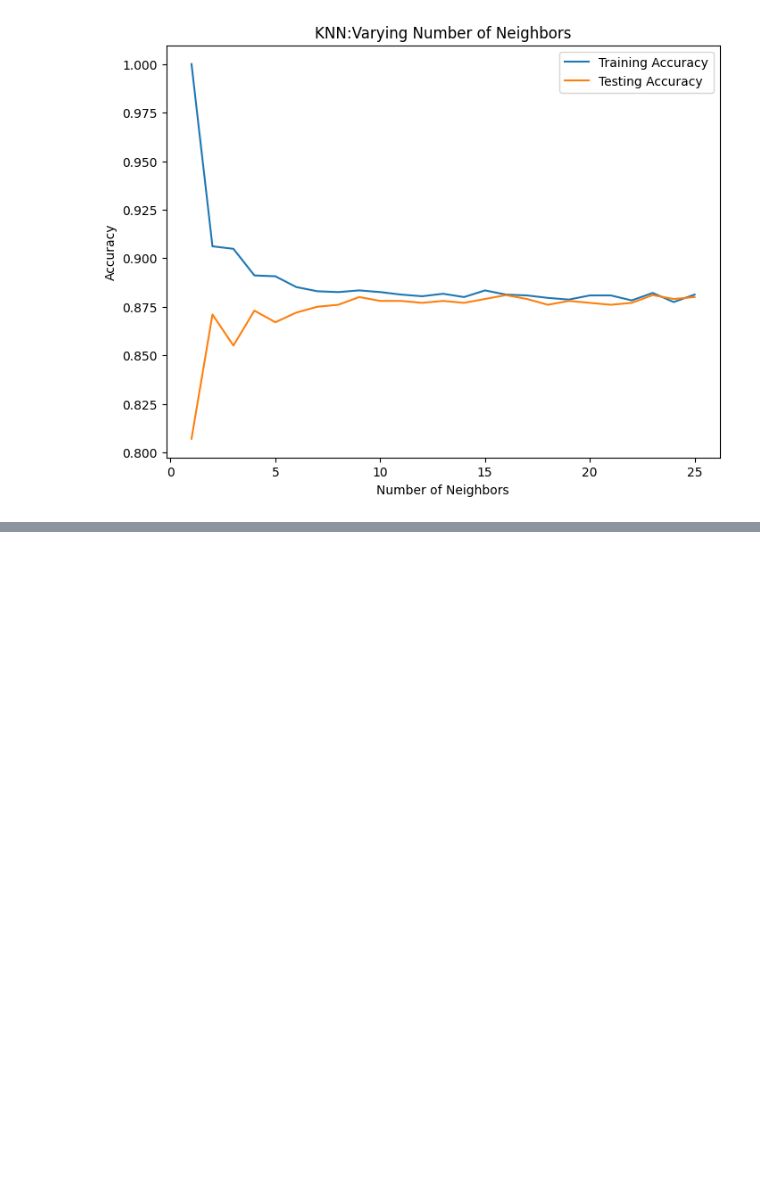
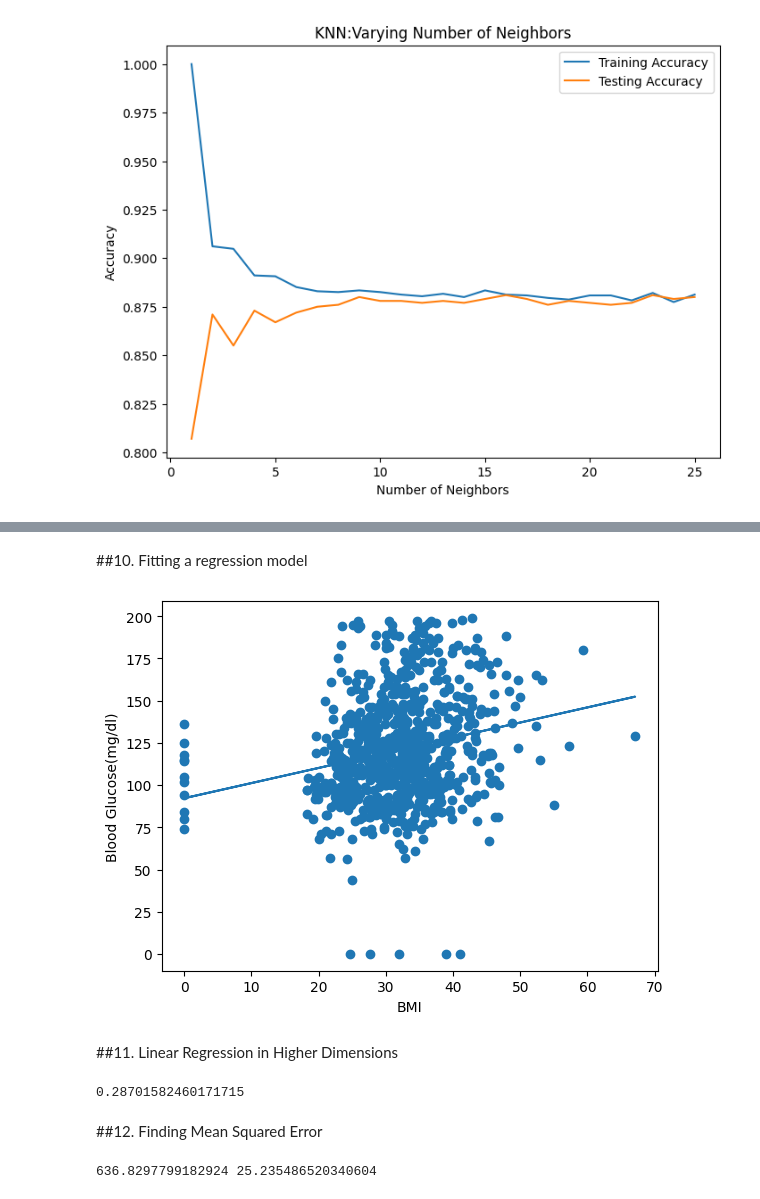
Before and after one commit to zizanayub/Machine-Leaning-Data-Scientist-with-Python, a Jupyter notebook: 01_01_Supervised_Learning_with_Scikit_Learn.ipynb, the cells around one changed output, grey strips where cells are left out. Cells and saved outputs as stored; diff of their text form; code cells hidden in the pictures; blank space fills up the shorter version.

```diff
--- a/01_01_Supervised_Learning_with_Scikit_Learn.ipynb
+++ b/01_01_Supervised_Learning_with_Scikit_Learn.ipynb
@@ -81,0 +125,18 @@ plt.show()
+# %% [markdown]
+##10. Fitting a regression model
+# %%
+from sklearn.linear_model import LinearRegression
+reg = LinearRegression()
+reg.fit(X_bmi,y)
+predictions = reg.predict(X_bmi)
+
+
+plt.scatter(X_bmi,y)
+plt.plot(X_bmi,predictions)
+plt.ylabel("Blood Glucose(mg/dl)")
+plt.xlabel("BMI")
+plt.show()
+# %% [output]
+[figure, added]
+# %% [markdown]
+##11. Linear Regression in Higher Dimensions
@@ -81,0 +150,13 @@ plt.show()
+# %%
+reg_all.score(X_test,y_test)
+# %% [output]
+0.28701582460171715
+# %% [markdown]
+##12. Finding Mean Squared Error
+# %%
+from sklearn.metrics import mean_squared_error
+mse = mean_squared_error(y_test,y_pred,squared = True)
+rmse = mean_squared_error(y_test,y_pred,squared = False)
+print(mse, rmse)
+# %% [output]
+636.8297799182924 25.235486520340604
```
Also changed, not shown: parts of 26 cells of this notebook.
